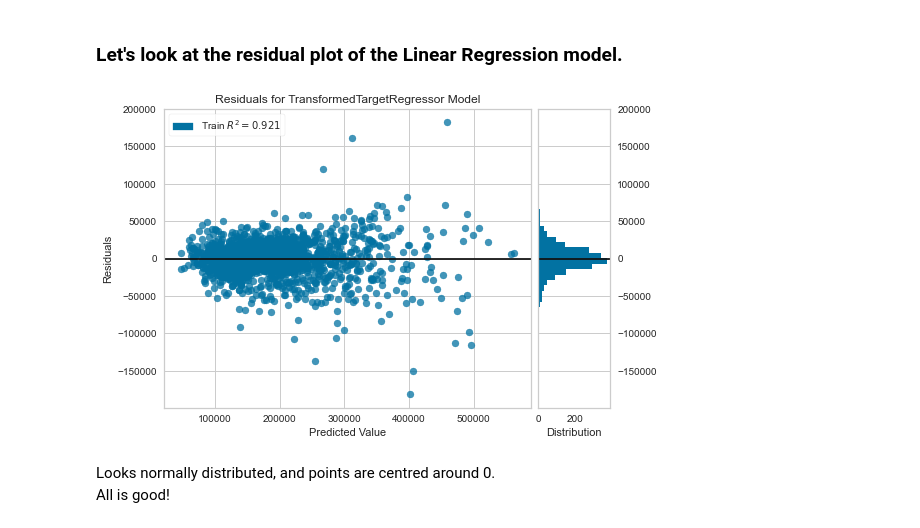
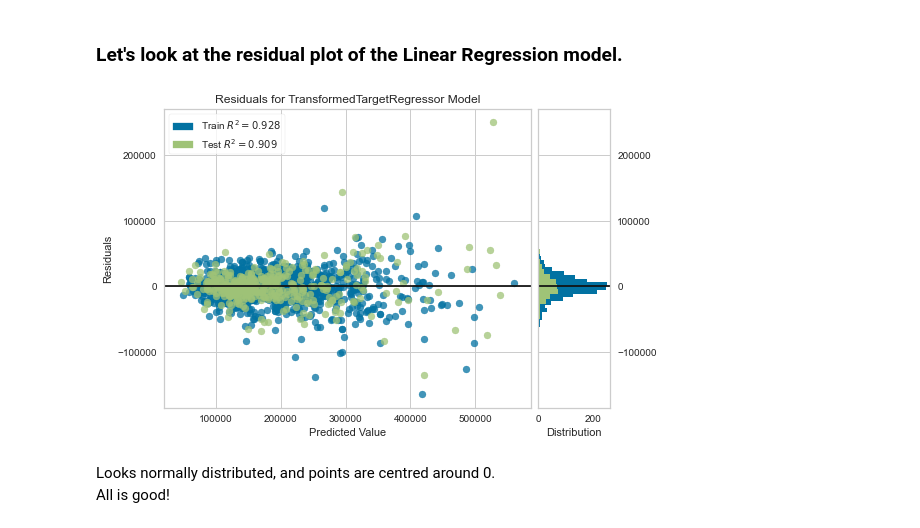
Before and after one commit to garyfoohw/GA_DSIF_project_2, a Jupyter notebook: code/05_L1_L2_regularization.ipynb, the cells around one changed output. Saved outputs shown, nothing was run; the diff lists cells and outputs as text; code cells hidden in the pictures.

```diff
--- a/code/05_L1_L2_regularization.ipynb
+++ b/code/05_L1_L2_regularization.ipynb
@@ -16,10 +35,10 @@ df=df[df['SalePrice']>np.expm1(10)]
 
 df_copy=df.copy()
 # %%
-features_to_keep=['Gr Liv Area', 'Overall Qual', 'Year Built', 'Total Bsmt SF', 'Fireplace Qu',
- 'BsmtFin SF 1', 'Overall Cond', 'Garage Cars', 'Functional', 'Year Remod/Add', 'Exter Qual',
- 'Foundation_PConc', 'Garage Type_Attchd', 'Kitchen Qual', 'Garage Type_Detchd', 'Lot Frontage',
- 'Lot Area']
+features_to_keep=['Gr Liv Area', 'Overall Qual', 'Year Built', 'Kitchen AbvGr', 'Utilities', 'BsmtFin SF 1', 'Total Bsmt SF',
+ 'Overall Cond', 'Central Air', 'Fireplace Qu', 'Functional', 'Paved Drive', 'Exter Qual', 'Foundation_PConc', 'Heating QC',
+ 'Year Remod/Add', 'Garage Cars', 'Kitchen Qual', 'Bsmt Full Bath', 'Pool QC', 'Lot Frontage', 'Fireplaces', 'Bsmt Cond',
+ 'Land Slope', '2nd Flr SF', 'Lot Area', 'Garage Cond', 'Full Bath', 'Yr Sold', 'Bsmt Exposure']
 # %%
 cols_to_impute_with_none=["Pool QC","Misc Feature","Alley","Fence","Fireplace Qu",
                           "Garage Finish","Garage Qual","Garage Cond","Garage Type",
@@ -88,11 +107,9 @@ L1_alpha=np.linspace(0,1,10)
 reg=create_regressor(Lasso(),feature_names=features_to_keep)
 
 grid = GridSearchCV(reg,param_grid={'regressor__model__alpha':L1_alpha},
-                   cv=5,
-                    scoring='neg_root_mean_squared_error',return_train_score=True)
+                   cv=5, scoring='neg_root_mean_squared_error', verbose=1)
 grid.fit(X,y)
 
 display(-1*grid.best_score_)
 display(grid.best_params_)
-display(pd.DataFrame(grid.cv_results_))
 # %% [output]
@@ -121,7 +127,7 @@ L2_alpha=np.linspace(0,100,10)
 reg=create_regressor(Lasso(),feature_names=features_to_keep)
 
 grid = GridSearchCV(reg,param_grid={'regressor__model__alpha':L2_alpha},
-                   cv=5,scoring='neg_root_mean_squared_error')
+                   cv=5,scoring='neg_root_mean_squared_error',verbose=1)
 grid.fit(X,y)
 
 display(-1*grid.best_score_)
@@ -147,0 +141,14 @@ display(grid.best_params_)
+# %%
+EN_alpha=np.linspace(0,1,5)
+EN_l1_ratio=np.linspace(0,1,5)
+
+#create regressor and instruct to keep only numerical features
+reg=create_regressor(ElasticNet(),feature_names=features_to_keep)
+
+grid = GridSearchCV(reg,param_grid={'regressor__model__alpha':EN_alpha,
+                                   'regressor__model__l1_ratio':EN_l1_ratio},
+                   cv=5,scoring='neg_root_mean_squared_error', verbose=1)
+grid.fit(X,y)
+
+display(-1*grid.best_score_)
+display(grid.best_params_)
@@ -154,12 +163,15 @@ from yellowbrick.regressor import ResidualsPlot
 # %%
 #create regressor and instruct to keep only numerical features
 reg=create_regressor(LinearRegression(),feature_names=features_to_keep)
+viz=ResidualsPlot(reg)
 
-viz=ResidualsPlot(reg)
-viz.fit(X,y)
-ax=viz.show()
+X_train, X_test, y_train, y_test = train_test_split(X, y, test_size=0.2, random_state=30)
+
+viz.fit(X_train,y_train)
+viz.score(X_test,y_test)
+_=viz.show()
 # %% [output]
-[figure, old version]
+[figure, new version]
 # %% [markdown]
 Looks normally distributed, and points are centred around 0.
 All is good!
```
Also changed, not shown: parts of 14 cells of this notebook, 8 other files.
